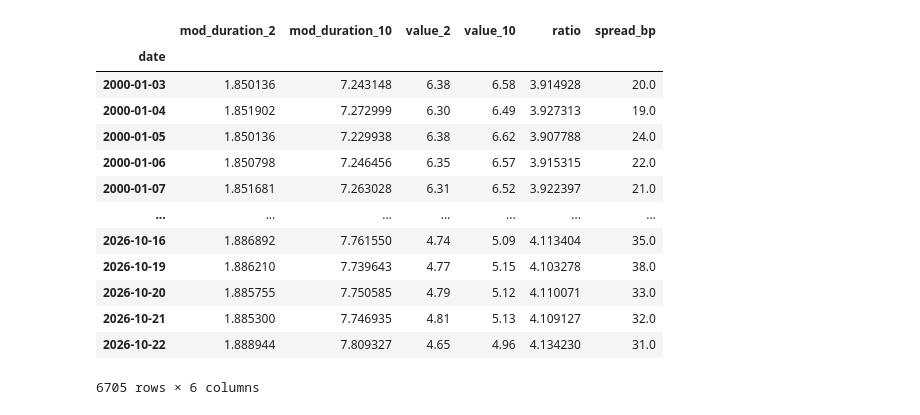
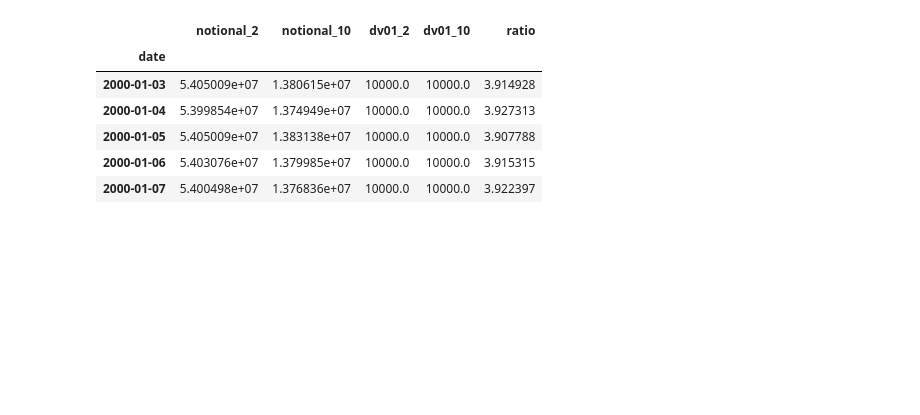
Before and after one commit to 2mrkhomenko/AAIS, a Jupyter notebook: Lesson 3 project/main.ipynb, the cells around one changed output. Saved outputs shown, nothing was run; the diff lists cells and outputs as text; code cells hidden in the pictures; blank space fills up the shorter version.

```diff
--- a/Lesson 3 project/main.ipynb
+++ b/Lesson 3 project/main.ipynb
@@ -8,13 +13,20 @@ import pandas as pd
 key = os.getenv("FRED_API_KEY")
 fred = FRED(api_key=key)
 # %%
+RT = date.today() - timedelta(days=1)
 
-def getData(name, start, d):
-
-    df = fred.series_observations(name, observation_start= start)
-
-    df['duration'] = d
-
+def getData(name, start, end, d, realtime_start=RT, realtime_end=RT):
+    df = fred.series_observations(name,
+                                  observation_start=start,
+                                  observation_end=end,
+                                  realtime_start=realtime_start,
+                                  realtime_end=realtime_end)
+    df["duration"] = d
     return df
 # %%
-dataframe = pd.concat([getData('DGS2', '2000-01-01', 2), getData('DGS10', '2000-01-01', 10)])
+start = "2000-01-01"
+end = "2026-09-30"
+dataframe = pd.concat([getData("DGS1", start, end, 1),
+                       getData("DGS2", start, end, 2),
+                       getData("DGS7", start, end, 7),
+                       getData("DGS10", start, end, 10)])
@@ -48,19 +44,21 @@ wide.columns = [f"{v}_{d}" for v, d in wide.columns]
 wide["ratio"] = wide["mod_duration_10"] / wide["mod_duration_2"]
 wide["spread_bp"] = (wide["value_10"] - wide["value_2"]) * 100
 # %%
-wide
+TARGET_DV01 = 10000
+
+wide["notional_2"]  = TARGET_DV01 / (wide["mod_duration_2"]  * 1e-4)
+wide["notional_10"] = TARGET_DV01 / (wide["mod_duration_10"] * 1e-4)
+
+
+wide["dv01_2"]  = wide["mod_duration_2"]  * wide["notional_2"]  * 1e-4
+wide["dv01_10"] = wide["mod_duration_10"] * wide["notional_10"] * 1e-4
+
+wide[["notional_2", "notional_10", "dv01_2", "dv01_10", "ratio"]].head()
 # %% [output]
-|  | mod_duration_2 | mod_duration_10 | value_2 | value_10 | ratio | spread_bp |
-| date |  |  |  |  |  |  |
-| 2000-01-03 | 1.850136 | 7.243148 | 6.38 | 6.58 | 3.914928 | 20.0 |
-| 2000-01-04 | 1.851902 | 7.272999 | 6.30 | 6.49 | 3.927313 | 19.0 |
-| 2000-01-05 | 1.850136 | 7.229938 | 6.38 | 6.62 | 3.907788 | 24.0 |
-| 2000-01-06 | 1.850798 | 7.246456 | 6.35 | 6.57 | 3.915315 | 22.0 |
-| 2000-01-07 | 1.851681 | 7.263028 | 6.31 | 6.52 | 3.922397 | 21.0 |
-| ... | ... | ... | ... | ... | ... | ... |
-| 2026-10-16 | 1.886892 | 7.761550 | 4.74 | 5.09 | 4.113404 | 35.0 |
-| 2026-10-19 | 1.886210 | 7.739643 | 4.77 | 5.15 | 4.103278 | 38.0 |
-| 2026-10-20 | 1.885755 | 7.750585 | 4.79 | 5.12 | 4.110071 | 33.0 |
-| 2026-10-21 | 1.885300 | 7.746935 | 4.81 | 5.13 | 4.109127 | 32.0 |
-| 2026-10-22 | 1.888944 | 7.809327 | 4.65 | 4.96 | 4.134230 | 31.0 |
+|  | notional_2 | notional_10 | dv01_2 | dv01_10 | ratio |
+| date |  |  |  |  |  |
+| 2000-01-03 | 5.405009e+07 | 1.380615e+07 | 10000.0 | 10000.0 | 3.914928 |
+| 2000-01-04 | 5.399854e+07 | 1.374949e+07 | 10000.0 | 10000.0 | 3.927313 |
+| 2000-01-05 | 5.405009e+07 | 1.383138e+07 | 10000.0 | 10000.0 | 3.907788 |
+| 2000-01-06 | 5.403076e+07 | 1.379985e+07 | 10000.0 | 10000.0 | 3.915315 |
+| 2000-01-07 | 5.400498e+07 | 1.376836e+07 | 10000.0 | 10000.0 | 3.922397 |
-6705 rows × 6 columns
```
Also changed, not shown: parts of 7 cells of this notebook, 1 other file.
